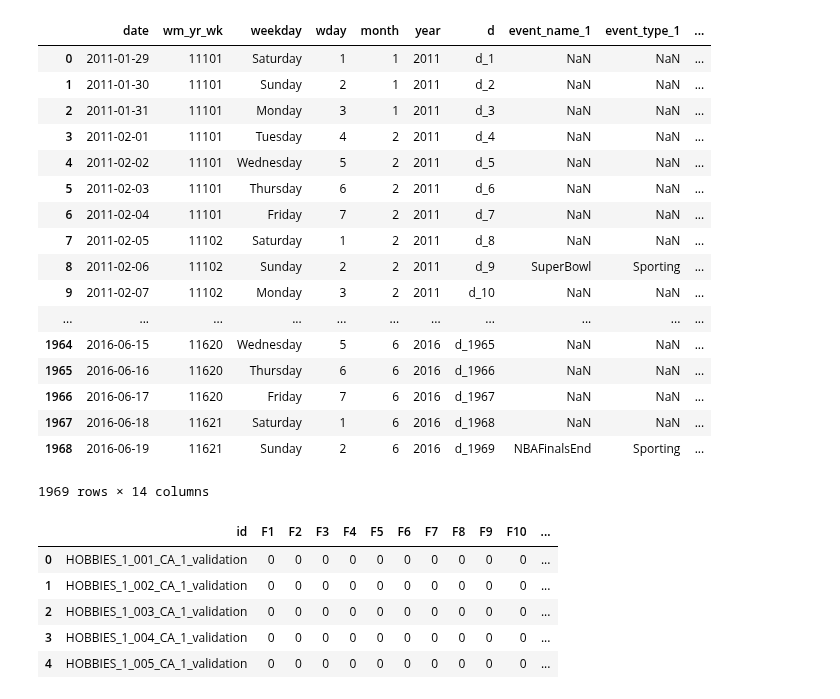
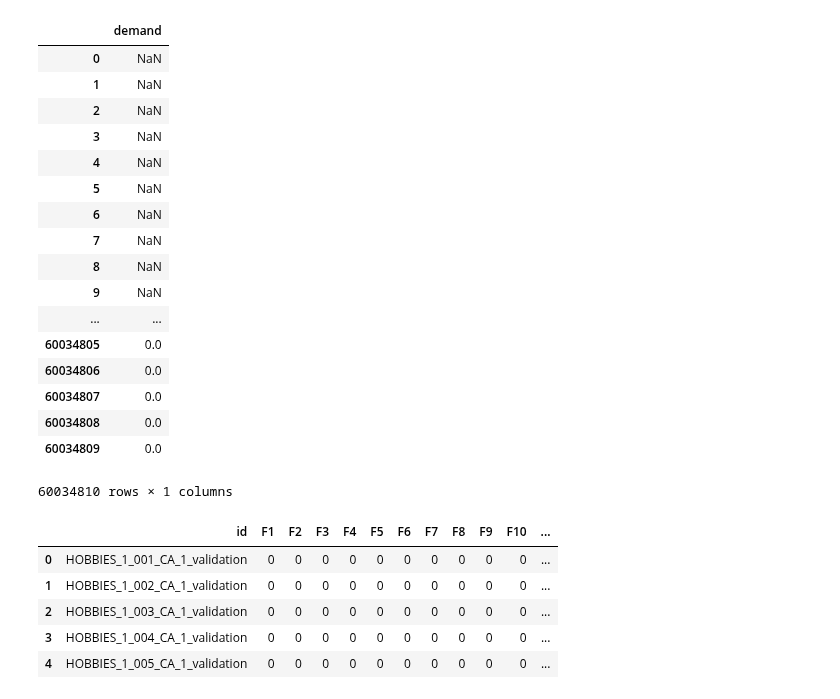
Before and after one commit to MitsuruFujiwara/M5-Forecasting-Accuracy, a Jupyter notebook: src/901_check_data.ipynb, the cells around one changed output. Drawn from its saved outputs; the diff is of its cells as text; code cells hidden in the pictures.

```diff
--- a/src/901_check_data.ipynb
+++ b/src/901_check_data.ipynb
@@ -68,24 +70,24 @@ df.head()
-# %%
-calendar
-# %% [output]
-|  | date | wm_yr_wk | weekday | wday | month | year | d | event_name_1 | event_type_1 | ... |
-| 0 | 2011-01-29 | 11101 | Saturday | 1 | 1 | 2011 | d_1 | NaN | NaN | ... |
-| 1 | 2011-01-30 | 11101 | Sunday | 2 | 1 | 2011 | d_2 | NaN | NaN | ... |
-| 2 | 2011-01-31 | 11101 | Monday | 3 | 1 | 2011 | d_3 | NaN | NaN | ... |
-| 3 | 2011-02-01 | 11101 | Tuesday | 4 | 2 | 2011 | d_4 | NaN | NaN | ... |
-| 4 | 2011-02-02 | 11101 | Wednesday | 5 | 2 | 2011 | d_5 | NaN | NaN | ... |
-| 5 | 2011-02-03 | 11101 | Thursday | 6 | 2 | 2011 | d_6 | NaN | NaN | ... |
-| 6 | 2011-02-04 | 11101 | Friday | 7 | 2 | 2011 | d_7 | NaN | NaN | ... |
-| 7 | 2011-02-05 | 11102 | Saturday | 1 | 2 | 2011 | d_8 | NaN | NaN | ... |
-| 8 | 2011-02-06 | 11102 | Sunday | 2 | 2 | 2011 | d_9 | SuperBowl | Sporting | ... |
-| 9 | 2011-02-07 | 11102 | Monday | 3 | 2 | 2011 | d_10 | NaN | NaN | ... |
-| ... | ... | ... | ... | ... | ... | ... | ... | ... | ... | ... |
-| 1964 | 2016-06-15 | 11620 | Wednesday | 5 | 6 | 2016 | d_1965 | NaN | NaN | ... |
-| 1965 | 2016-06-16 | 11620 | Thursday | 6 | 6 | 2016 | d_1966 | NaN | NaN | ... |
-| 1966 | 2016-06-17 | 11620 | Friday | 7 | 6 | 2016 | d_1967 | NaN | NaN | ... |
-| 1967 | 2016-06-18 | 11621 | Saturday | 1 | 6 | 2016 | d_1968 | NaN | NaN | ... |
-| 1968 | 2016-06-19 | 11621 | Sunday | 2 | 6 | 2016 | d_1969 | NBAFinalsEnd | Sporting | ... |
-1969 rows × 14 columns
+# %%
+df[['id','demand']].groupby('id').diff()
+# %% [output]
+|  | demand |
+| 0 | NaN |
+| 1 | NaN |
+| 2 | NaN |
+| 3 | NaN |
+| 4 | NaN |
+| 5 | NaN |
+| 6 | NaN |
+| 7 | NaN |
+| 8 | NaN |
+| 9 | NaN |
+| ... | ... |
+| 60034805 | 0.0 |
+| 60034806 | 0.0 |
+| 60034807 | 0.0 |
+| 60034808 | 0.0 |
+| 60034809 | 0.0 |
+60034810 rows × 1 columns
 # %%
 df_sub.head()
 # %% [output]
```
Also changed, not shown: parts of 4 cells of this notebook, 5 other files.
